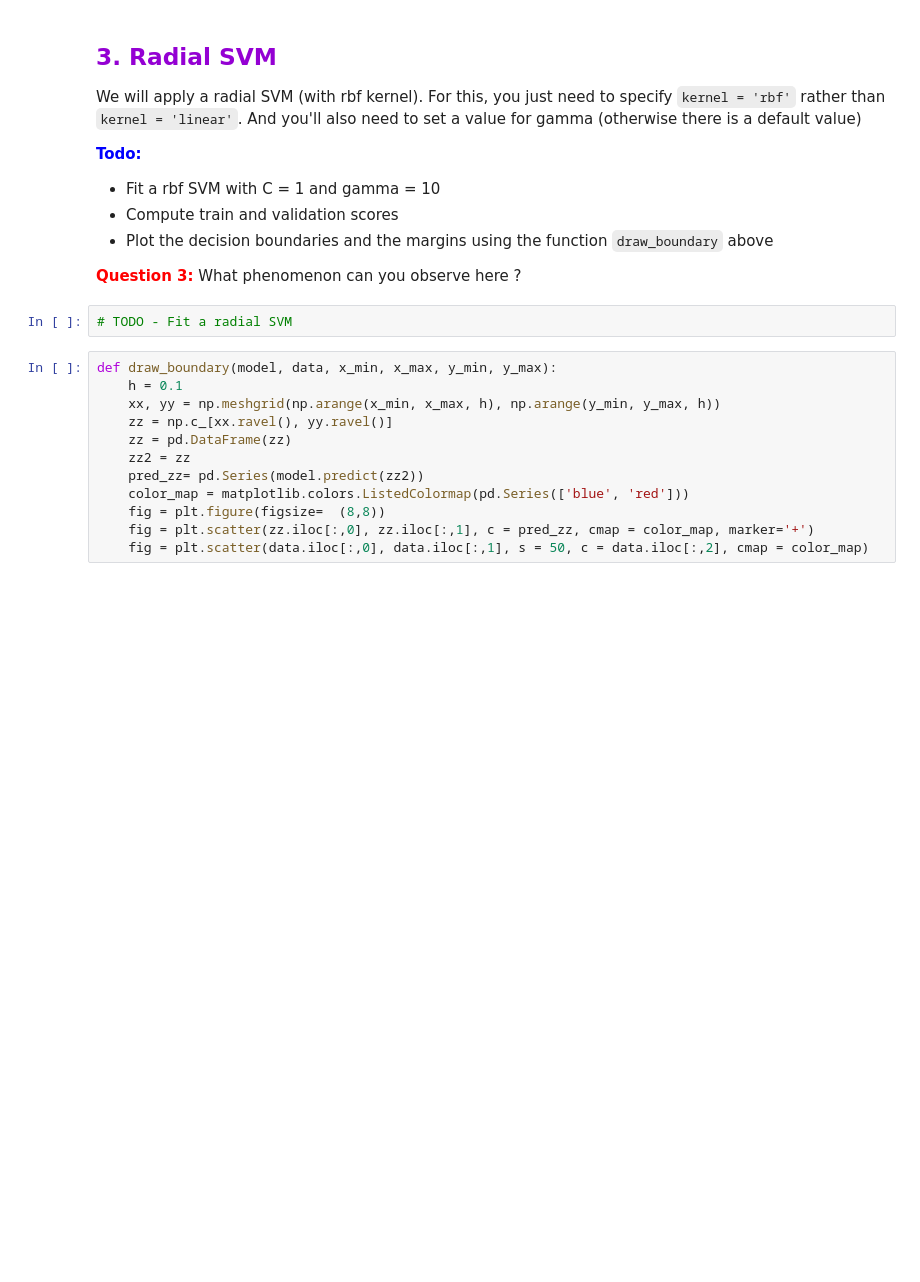
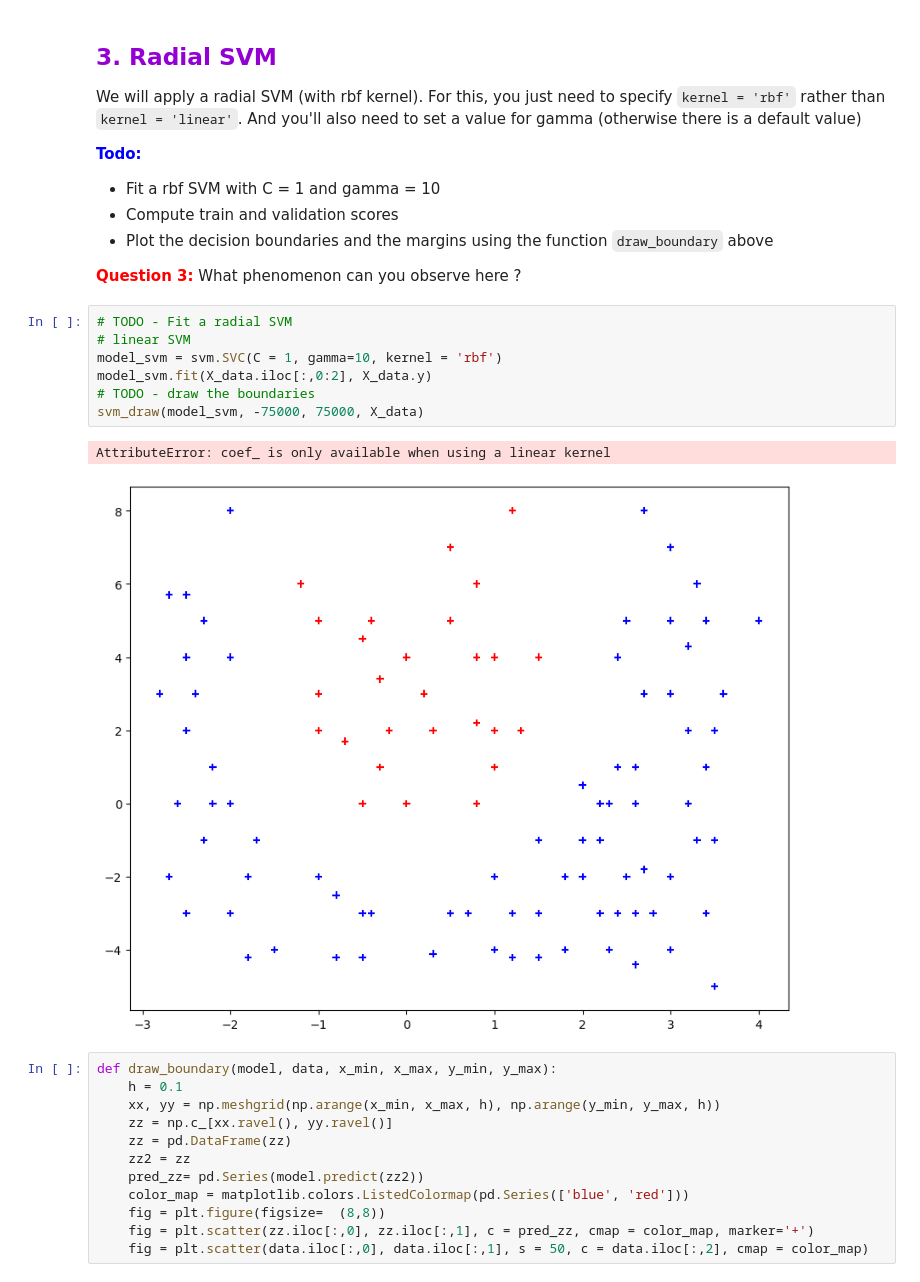
Before and after one commit to CodyAdam/TP-AA-SVM, a Jupyter notebook: TP2_SVM_student.ipynb, the cells around one changed output. Cells and saved outputs as stored; diff of their text form; blank space fills up the shorter version.

```diff
--- a/TP2_SVM_student.ipynb
+++ b/TP2_SVM_student.ipynb
@@ -439,8 +546,16 @@ And you'll also need to set a value for gamma (otherwise there is a default valu
 
 <font color="red">**Question 3:**</font>
 What phenomenon can you observe here ?
-# %%
-# TODO - Fit a radial SVM
+# %%
+# TODO - Fit a radial SVM
+# linear SVM
+model_svm = svm.SVC(C = 1, gamma=10, kernel = 'rbf')
+model_svm.fit(X_data.iloc[:,0:2], X_data.y)
+# TODO - draw the boundaries
+svm_draw(model_svm, -75000, 75000, X_data)
+# %% [output]
+AttributeError: coef_ is only available when using a linear kernel
+[figure, added]
 # %%
 def draw_boundary(model, data, x_min, x_max, y_min, y_max):
     h = 0.1
```
Also changed, not shown: parts of 56 cells of this notebook.
